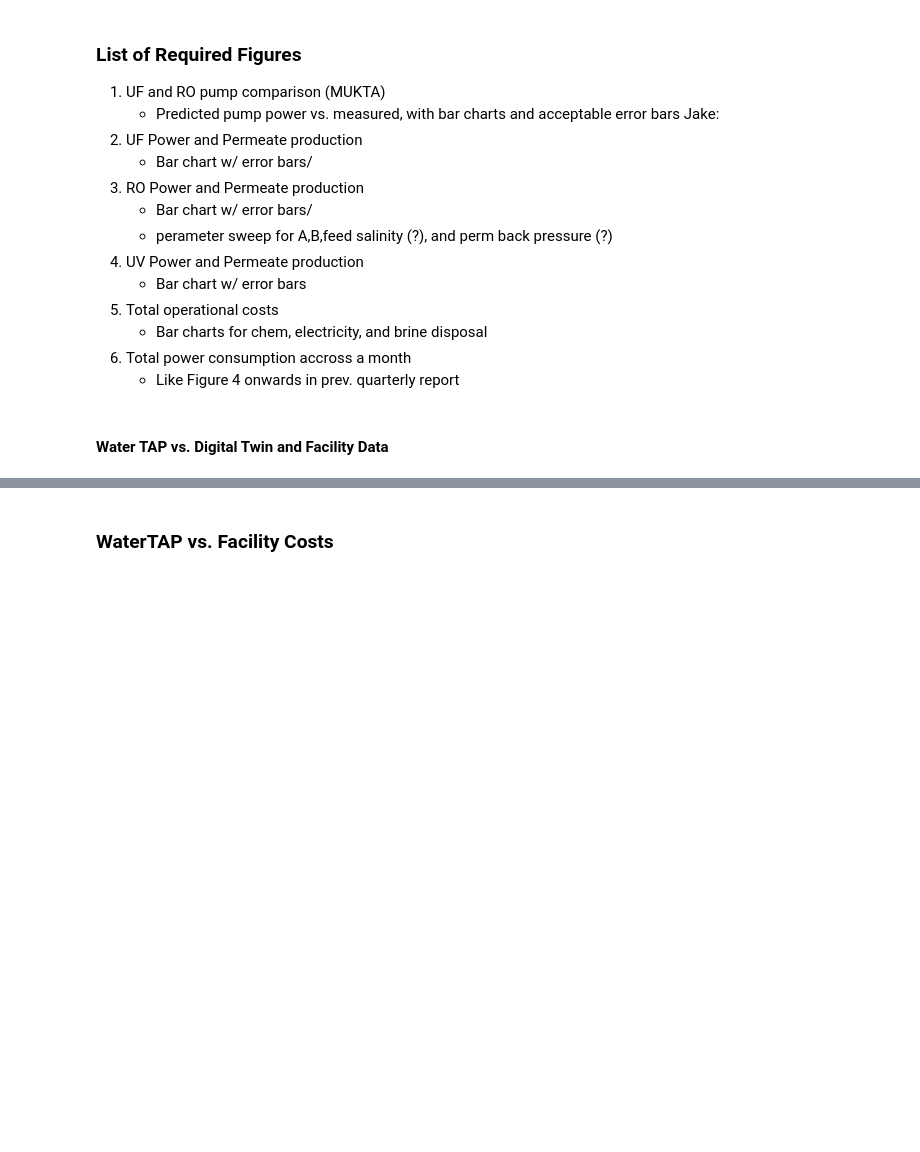
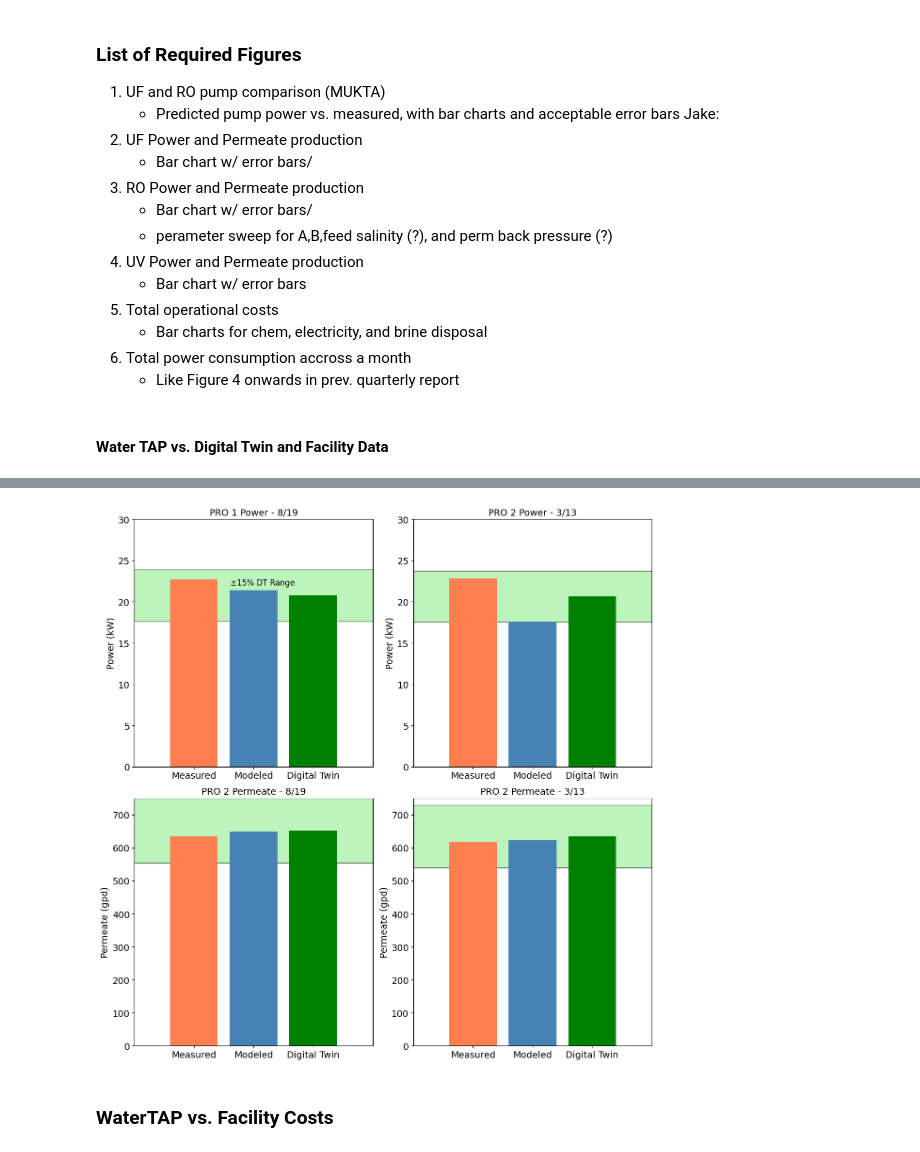
Before and after one commit to watertap-org/flex_desal, a Jupyter notebook: src/wrd/report/Jan2026_report_figures.ipynb, the cells around one changed output, grey strips where cells are left out. Drawn from its saved outputs; the diff is of its cells as text; code cells hidden in the pictures; blank space fills up the shorter version.

```diff
--- a/src/wrd/report/Jan2026_report_figures.ipynb
+++ b/src/wrd/report/Jan2026_report_figures.ipynb
@@ -97,5 +102,78 @@ plt.savefig('PRO1_Power_Comparison.png', dpi=300)
 # %%
-# PRO 2
+# PRO 2 Power Use and Permeate Production
+# Data Points: 8/19/2024 and 3/13/2024
+measured_power_8_19 = 22.71
+modeled_power_8_19 =  21.4
+DT_power_8_19 = 20.77
+
+measured_perm_8_19 = 635
+modeled_perm_8_19 =  649.6
+DT_perm_8_19 = 652.8
+
+measured_power_3_13 = 22.8
+modeled_power_3_13 = 17.6
+DT_power_3_13 = 20.66
+
+measured_perm_3_13 = 617.05
+modeled_perm_3_13 =  622.8
+DT_perm_3_13 = 635.1
+
+fig_3, ((ax1, ax2), (ax3, ax4)) = plt.subplots(2, 2, figsize=(12, 12))
+
+# Subplot 1: 8/19 Power data
+categories_1 = ['Measured', 'Modeled', 'Digital Twin']
+values_1 = [measured_power_8_19, modeled_power_8_19, DT_power_8_19]
+ax1.fill_between(np.array([-1,3]), DT_power_8_19 * 0.85, DT_power_8_19 * 1.15, color='lightgreen', alpha=.6, label='±15% DT Range',edgecolor='black',linewidth=1)
+ax1.bar(categories_1, values_1, color=['coral', 'steelblue', 'green'])
+ax1.text(1.15, DT_power_8_19 + 1.25, '±15% DT Range', color='black', fontsize=12, ha='center')
+ax1.set_ylabel('Power (kW)', fontsize=14)
+ax1.set_title('PRO 1 Power - 8/19', fontsize=14)
+ax1.set_ylim([0, 30])
+ax1.set_xlim(([-1,3]))
+ax1.tick_params(labelsize=14)
+
+# Subplot 2: 3/13 Power data
+categories_2 = ['Measured', 'Modeled', 'Digital Twin']
+values_2 = [measured_power_3_13, modeled_power_3_13, DT_power_3_13]
+ax2.fill_between(np.array([-1,3]), DT_power_3_13 * 0.85, DT_power_3_13 * 1.15, color='lightgreen', alpha=.6, label='±15% DT Range',edgecolor='black',linewidth=1)
+ax2.bar(categories_2, values_2, color=['coral', 'steelblue', 'green'])
+# ax2.text(1, DT_power_3_13 + 2, '±15% DT Range', color='black', fontsize=12, ha='center')
+ax2.set_ylabel('Power (kW)', fontsize=14)
+ax2.set_title('PRO 2 Power - 3/13', fontsize=14)
+ax2.set_ylim([0, 30])
+ax2.set_xlim(([-1,3]))
+ax2.tick_params(labelsize=14)
+
+
+# Subplot 3: 8/19 Perm Data
+categories_3 = ['Measured', 'Modeled', 'Digital Twin']
+values_3 = [measured_perm_8_19, modeled_perm_8_19, DT_perm_8_19]
+ax3.fill_between(np.array([-1,3]), DT_perm_8_19 * 0.85, DT_perm_8_19 * 1.15, color='lightgreen', alpha=.6, label='±15% DT Range',edgecolor='black',linewidth=1)
+ax3.bar(categories_3, values_3, color=['coral', 'steelblue', 'green'])
+# ax3.text(1, DT_perm_8_19 + 8, '±15% DT Range', color='black', fontsize=12, ha='center')
+ax3.set_ylabel('Permeate (gpd)', fontsize=14)
+ax3.set_title('PRO 2 Permeate - 8/19', fontsize=14)
+ax3.set_ylim([0, 750])
+ax3.set_xlim(([-1,3]))
+ax3.tick_params(labelsize=14)
+
+
+# Subplot 4: 3/13 Perm Data
+categories_4 = ['Measured', 'Modeled', 'Digital Twin']
+values_4 = [measured_perm_3_13, modeled_perm_3_13, DT_perm_3_13]
+ax4.fill_between(np.array([-1,3]), DT_perm_3_13 * 0.85, DT_perm_3_13 * 1.15, color='lightgreen', alpha=.6, label='±15% DT Range',edgecolor='black',linewidth=1)
+ax4.bar(categories_4, values_4, color=['coral', 'steelblue', 'green'])
+# ax4.text(1, DT_perm_3_13 + 8, '±15% DT Range', color='black', fontsize=12, ha='center')
+ax4.set_ylabel('Permeate (gpd)', fontsize=14)
+ax4.set_title('PRO 2 Permeate - 3/13', fontsize=14)
+ax4.set_ylim([0, 750])
+ax4.set_xlim(([-1,3]))
+ax4.tick_params(labelsize=14)
+
+plt.tight_layout()
+plt.savefig('PRO2_Power_Comparison.png', dpi=300)
+# %% [output]
+[figure, added]
 # %%
 # TSRO
 # %%
```
Also changed, not shown: parts of 3 cells of this notebook, 2 other files.
